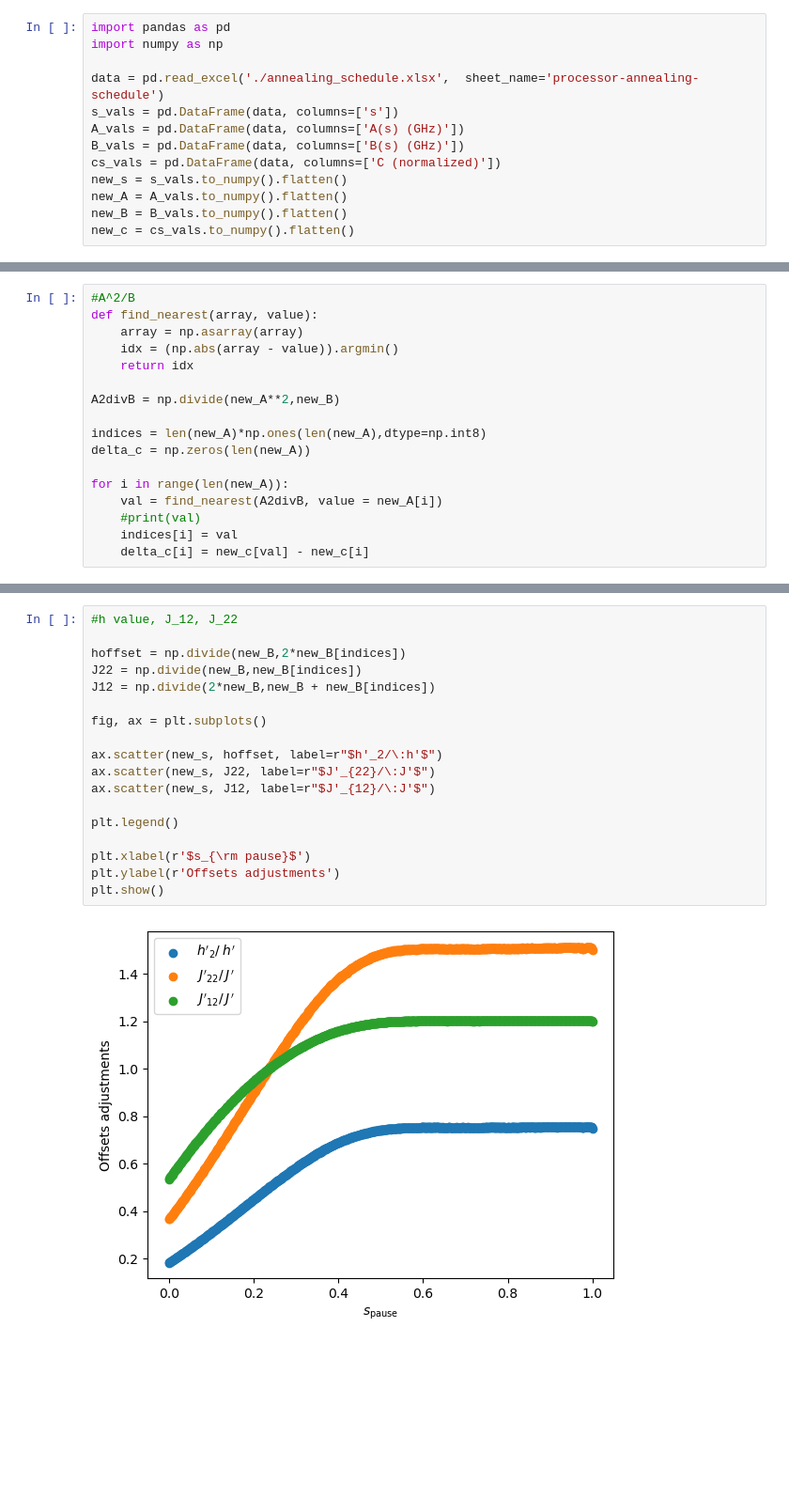
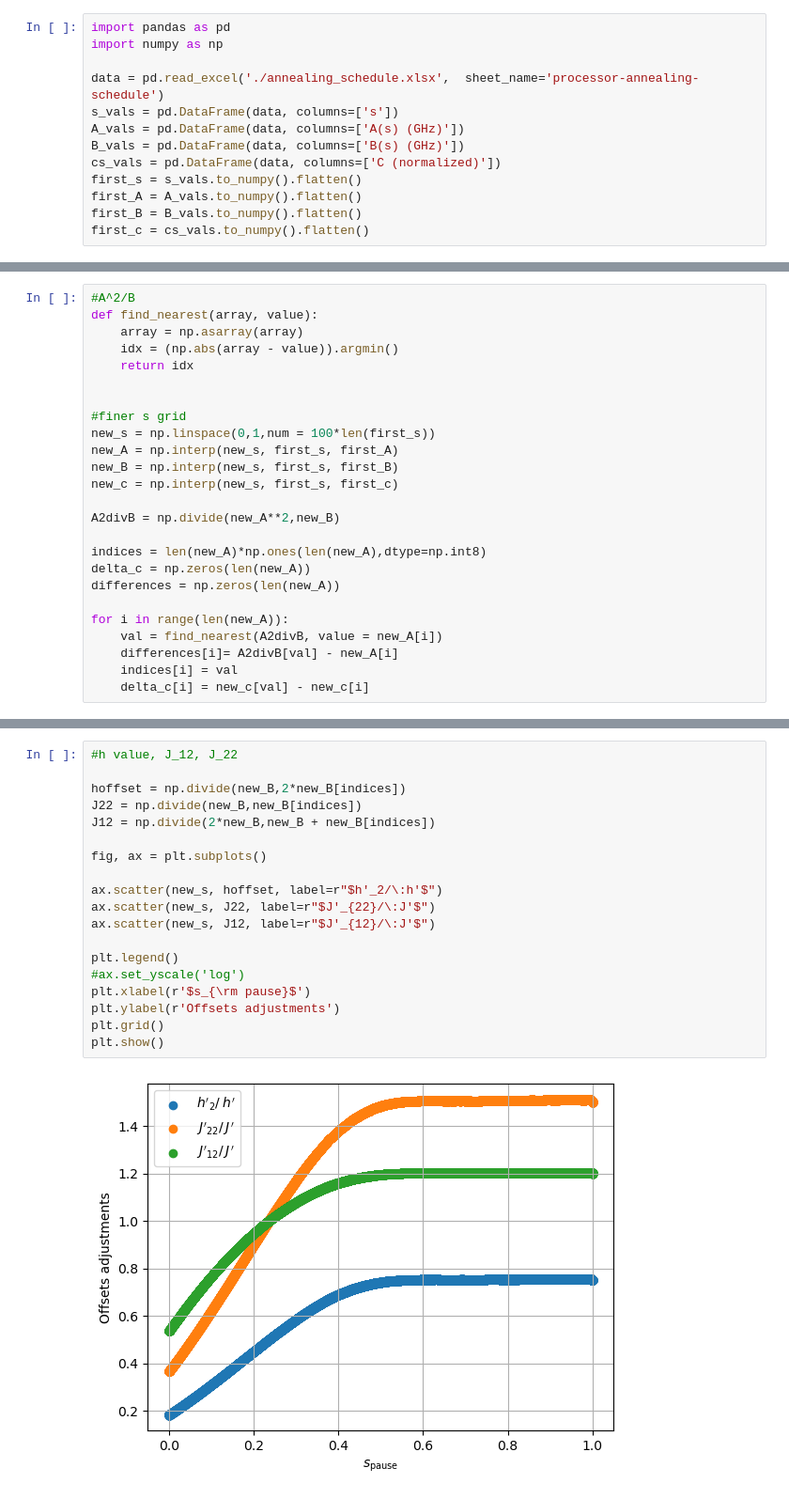
Before and after one commit to vdrouint/d-wave-other, a Jupyter notebook: annealing_params.ipynb, the cells around one changed output, grey strips where cells are left out. Shown: that part at 94% size. Drawn from its saved outputs; the diff is of its cells as text; blank space fills up the shorter version.

```diff
--- a/annealing_params.ipynb
+++ b/annealing_params.ipynb
@@ -7,10 +7,10 @@ s_vals = pd.DataFrame(data, columns=['s'])
 A_vals = pd.DataFrame(data, columns=['A(s) (GHz)'])
 B_vals = pd.DataFrame(data, columns=['B(s) (GHz)'])
 cs_vals = pd.DataFrame(data, columns=['C (normalized)'])
-new_s = s_vals.to_numpy().flatten()
-new_A = A_vals.to_numpy().flatten()
-new_B = B_vals.to_numpy().flatten()
-new_c = cs_vals.to_numpy().flatten()
+first_s = s_vals.to_numpy().flatten()
+first_A = A_vals.to_numpy().flatten()
+first_B = B_vals.to_numpy().flatten()
+first_c = cs_vals.to_numpy().flatten()
 # %%
 import matplotlib.pyplot as plt
 
@@ -66,13 +66,21 @@ def find_nearest(array, value):
     idx = (np.abs(array - value)).argmin()
     return idx
 
+
+#finer s grid
+new_s = np.linspace(0,1,num = 100*len(first_s))
+new_A = np.interp(new_s, first_s, first_A)
+new_B = np.interp(new_s, first_s, first_B)
+new_c = np.interp(new_s, first_s, first_c)
+
 A2divB = np.divide(new_A**2,new_B)
 
 indices = len(new_A)*np.ones(len(new_A),dtype=np.int8)
 delta_c = np.zeros(len(new_A))
+differences = np.zeros(len(new_A))
 
 for i in range(len(new_A)):
     val = find_nearest(A2divB, value = new_A[i])
-    #print(val)
+    differences[i]= A2divB[val] - new_A[i]
     indices[i] = val
     delta_c[i] = new_c[val] - new_c[i]
@@ -90,20 +127,21 @@ plt.show()
 # %%
 #h value, J_12, J_22
 
 hoffset = np.divide(new_B,2*new_B[indices])
 J22 = np.divide(new_B,new_B[indices])
 J12 = np.divide(2*new_B,new_B + new_B[indices])
 
 fig, ax = plt.subplots()
 
 ax.scatter(new_s, hoffset, label=r"$h'_2/\:h'$")
 ax.scatter(new_s, J22, label=r"$J'_{22}/\:J'$")
 ax.scatter(new_s, J12, label=r"$J'_{12}/\:J'$")
 
 plt.legend()
-
+#ax.set_yscale('log')
 plt.xlabel(r'$s_{\rm pause}$')
 plt.ylabel(r'Offsets adjustments')
+plt.grid()
 plt.show()
 # %% [output]
-[figure, old version]
+[figure, new version]
```
Also changed, not shown: parts of 6 cells of this notebook.
